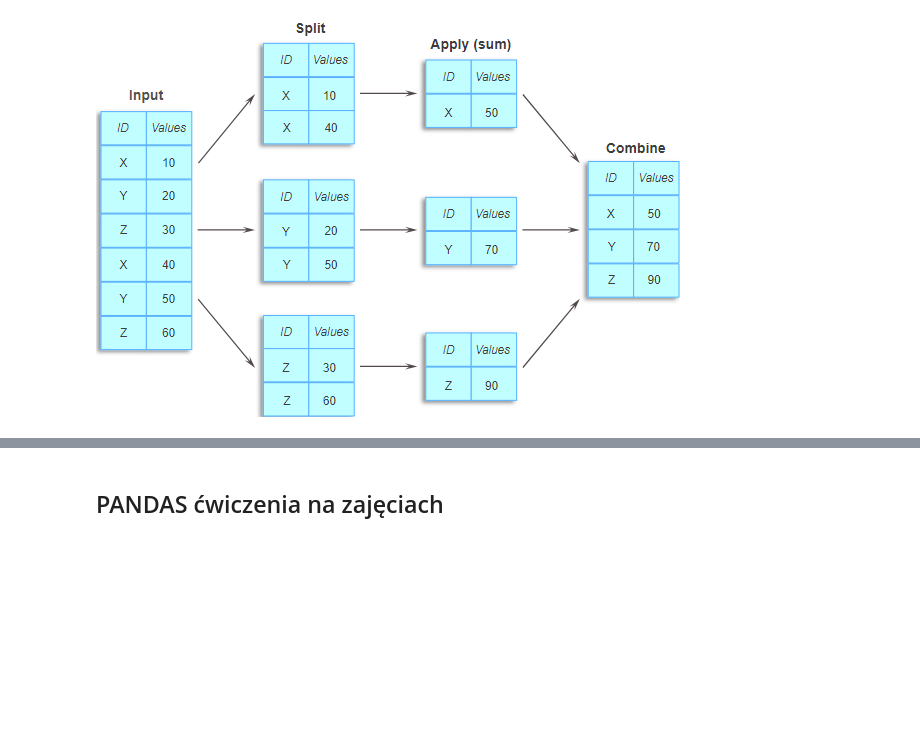
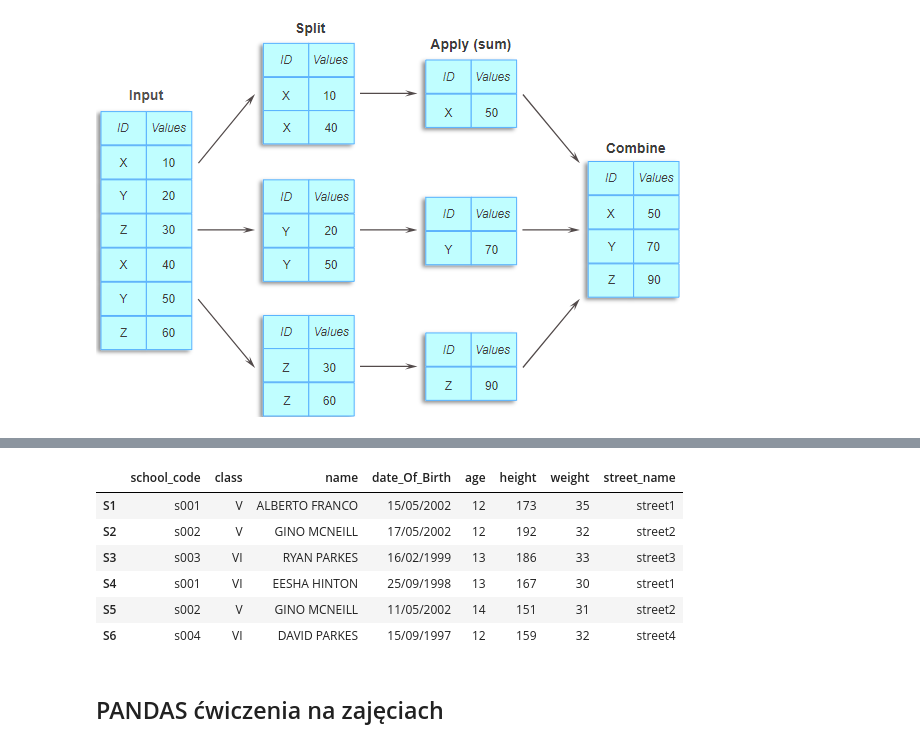
Before and after one commit to MichalBrodackiPJA/Programowanie-Dla-Analityki-Danych, a Jupyter notebook: 04_intro to pandas/04_pandas_ćwiczenia.ipynb, the cells around one changed output, grey strips where cells are left out. Saved outputs shown, nothing was run; the diff lists cells and outputs as text; code cells hidden in the pictures; blank space fills up the shorter version.

```diff
--- a/04_intro to pandas/04_pandas_ćwiczenia.ipynb
+++ b/04_intro to pandas/04_pandas_ćwiczenia.ipynb
@@ -60,2 +213,4 @@ student_data = pd.DataFrame({
 # %%
 # zamień imiona i nazwiska studentów na wielkie litery
+student_data["name"] = student_data["name"].str.upper()
+student_data["name"]
@@ -62,5 +225,14 @@ student_data = pd.DataFrame({
 # %%
 # zmień nazwę kolumny address na street_name
+student_data.rename(columns={'address' : 'street_name'}, inplace=True)
+# %% [output]
+|  | school_code | class | name | date_Of_Birth | age | height | weight | street_name |
+| S1 | s001 | V | ALBERTO FRANCO | 15/05/2002 | 12 | 173 | 35 | street1 |
+| S2 | s002 | V | GINO MCNEILL | 17/05/2002 | 12 | 192 | 32 | street2 |
+| S3 | s003 | VI | RYAN PARKES | 16/02/1999 | 13 | 186 | 33 | street3 |
+| S4 | s001 | VI | EESHA HINTON | 25/09/1998 | 13 | 167 | 30 | street1 |
+| S5 | s002 | V | GINO MCNEILL | 11/05/2002 | 14 | 151 | 31 | street2 |
+| S6 | s004 | VI | DAVID PARKES | 15/09/1997 | 12 | 159 | 32 | street4 |
 # %% [markdown]
 ## PANDAS ćwiczenia na zajęciach
 # %% [markdown]
```
Also changed, not shown: parts of 22 cells of this notebook.
